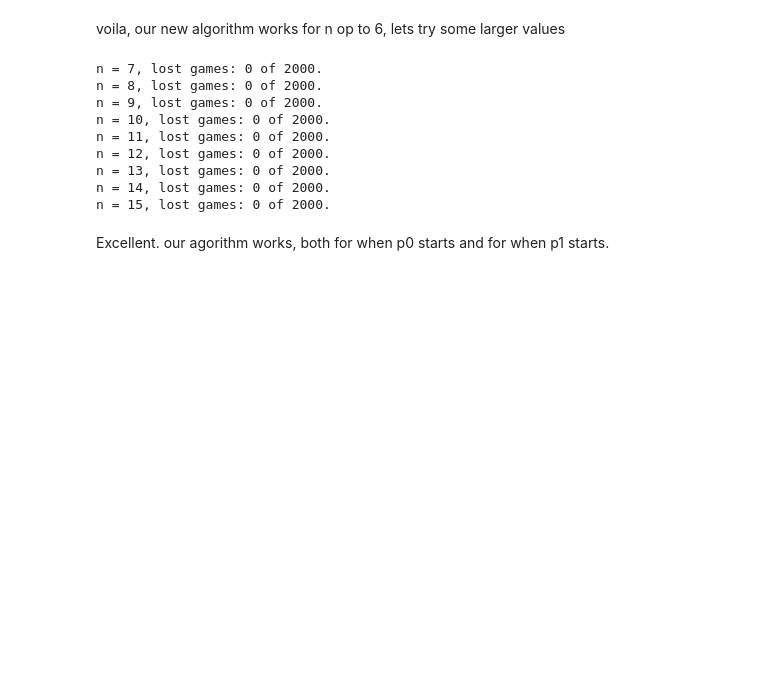
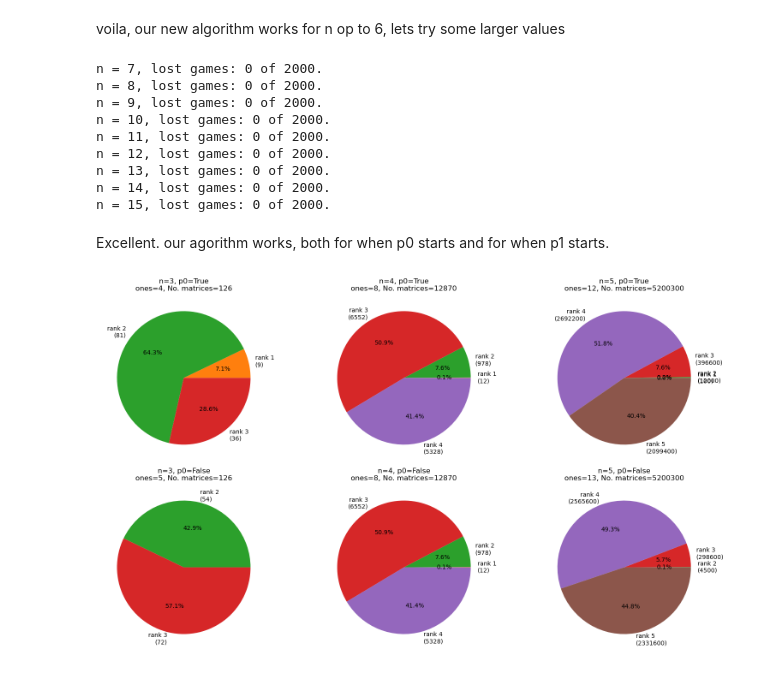
Before and after one commit to jobryen/PWP-Assignment-2, a Jupyter notebook: PWPA2code.ipynb, the cells around one changed output. Saved outputs shown, nothing was run; the diff lists cells and outputs as text; code cells hidden in the pictures; blank space fills up the shorter version.

Commit message:
added stuff for extension
added rank calculator for small n

```diff
--- a/PWPA2code.ipynb
+++ b/PWPA2code.ipynb
@@ -465,0 +514,16 @@ Excellent. our agorithm works, both for when p0 starts and for when p1 starts.
+# %%
+fig, axes = plt.subplots(2, 3, figsize=(16, 9))
+
+plot_rank_pie(3, True,  ax=axes[0, 0])
+plot_rank_pie(3, False, ax=axes[1, 0])
+
+plot_rank_pie(4, True,  ax=axes[0, 1])
+plot_rank_pie(4, False, ax=axes[1, 1])
+
+plot_rank_pie(5, True,  ax=axes[0, 2])
+plot_rank_pie(5, False, ax=axes[1, 2])
+
+plt.tight_layout()
+plt.show()
+# %% [output]
+[figure, added]
```
Also changed, not shown: parts of 4 cells of this notebook, 1 other file.
